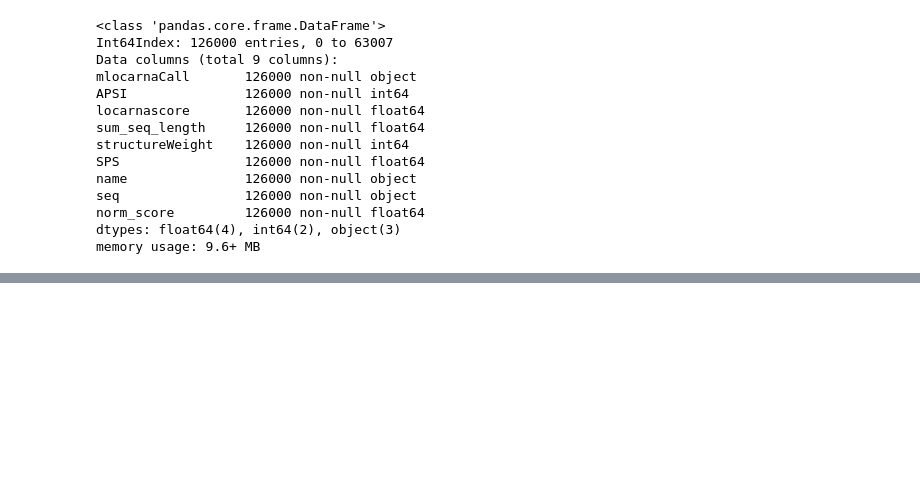
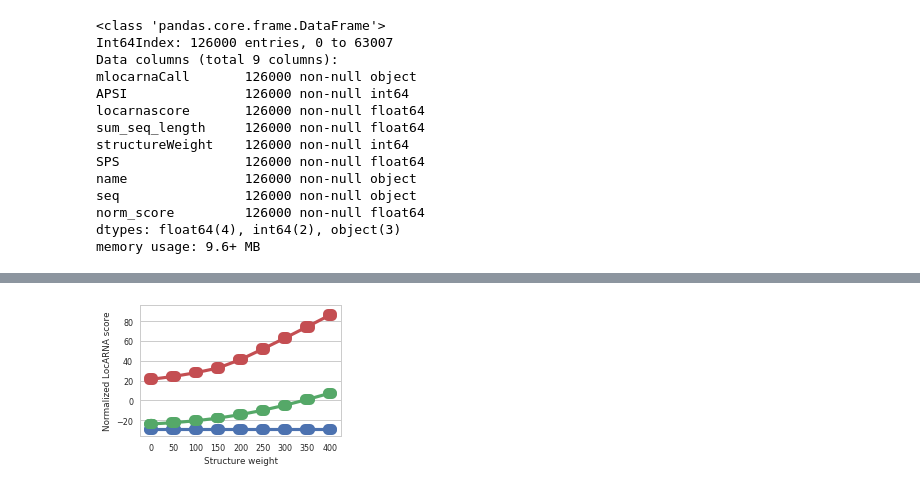
Before and after one commit to BackofenLab/local_alignment, a Jupyter notebook: analysis_notebooks/first_plot_global_score_sw_0_400.ipynb, the cells around one changed output, grey strips where cells are left out. Drawn from its saved outputs; the diff is of its cells as text; code cells hidden in the pictures; blank space fills up the shorter version.

```diff
--- a/analysis_notebooks/first_plot_global_score_sw_0_400.ipynb
+++ b/analysis_notebooks/first_plot_global_score_sw_0_400.ipynb
@@ -205,0 +259,24 @@ Text(0,0.5,'normalized LocARNA score')
+# %%
+%matplotlib inline
+import matplotlib.pyplot as plt
+import seaborn as sns
+sns.set(style="whitegrid", font='sans-serif', font_scale=0.8)
+col_dims = (3.6, 2.4) # one
+
+fig, ax = plt.subplots(figsize=col_dims)
+
+
+sns.pointplot(x="structureWeight", y="norm_score",  hue="seq", data=df_shuffled_and_unshuffled_seq_only_bralibase_sw0_400, ax=ax,  ci=99, errwidth=10, capsize=.2)
+
+
+#ax1.set_title('LocARNA score for full BRALiBase')
+ax.set_xlabel('Structure weight')
+ax.set_ylabel('Normalized LocARNA score')
+#ax.set_ylim([-40,40])
+l = ax.legend()
+l.set_title('')
+ax.legend_.remove()
+
+fig.savefig('/home/muellert/Dokumente/locarna_parameteropt/plots/20190130_plots_for_beld_talk/lineplot_alignment_expacted_score.png', format='png', dpi=300, bbox_inches='tight')
+# %% [output]
+[figure, added]
```
Also changed, not shown: parts of 19 cells of this notebook, 3 other files.
